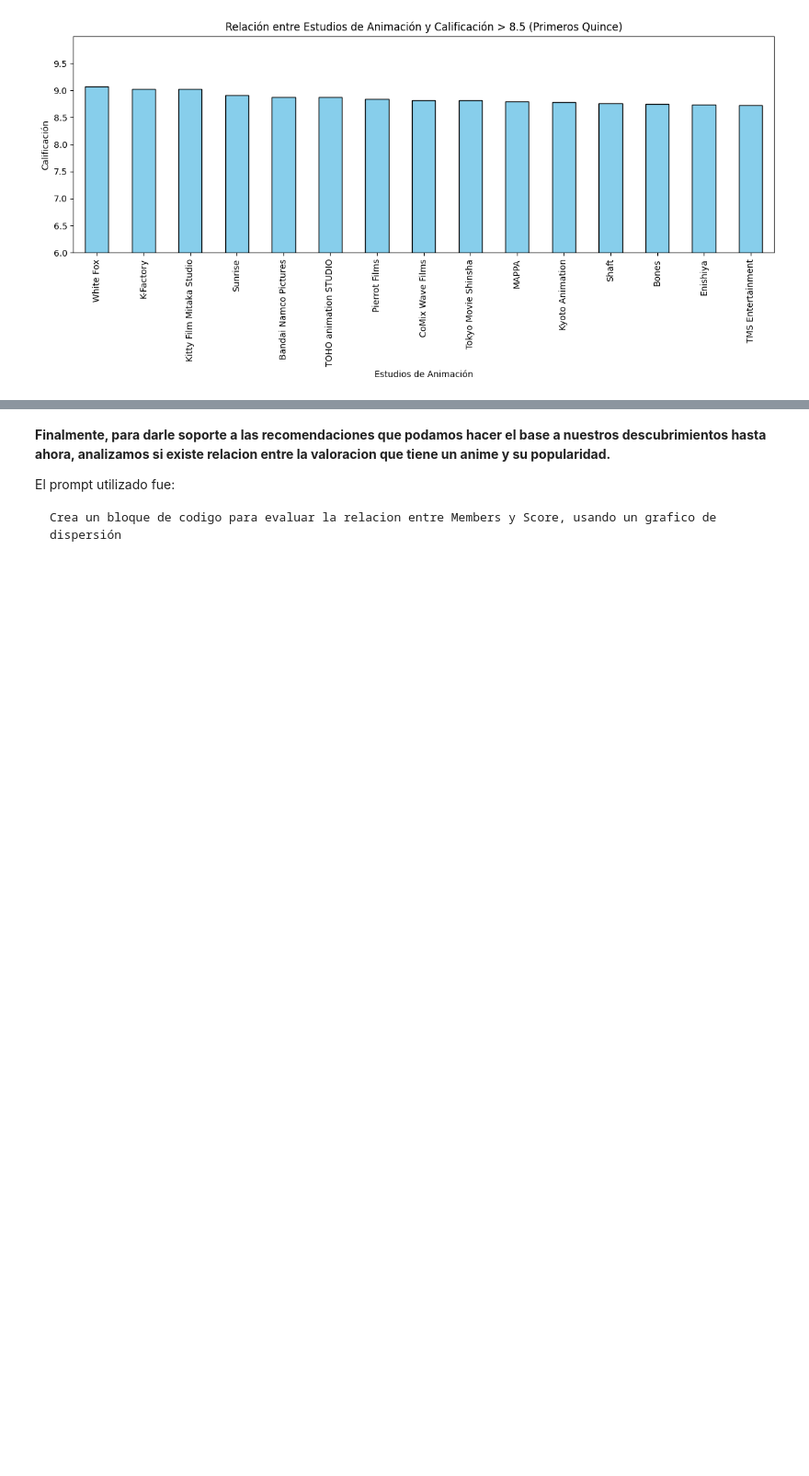
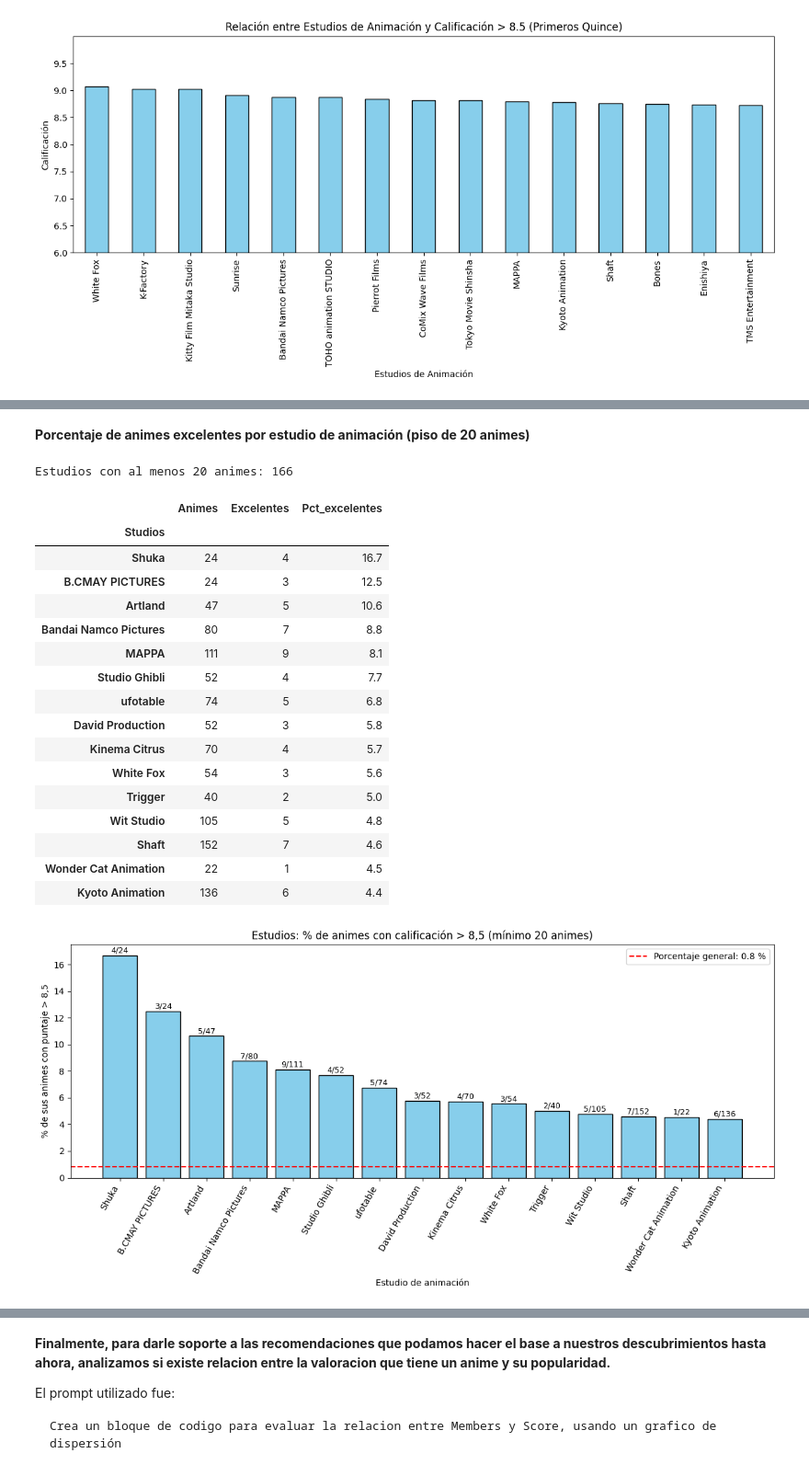
Before and after one commit to bondiolandia/TP_Laboratorio_de_M-todos_Cuantitativos_2026, a Jupyter notebook: notebook_Evolucion_del_Anime.ipynb, the cells around one changed output, grey strips where cells are left out. Shown at 92% size. Saved outputs shown, nothing was run; the diff lists cells and outputs as text; code cells hidden in the pictures; blank space fills up the shorter version.

```diff
--- a/notebook_Evolucion_del_Anime.ipynb
+++ b/notebook_Evolucion_del_Anime.ipynb
@@ -770,0 +893,27 @@ plt.show()
+# %% [markdown]
+**Porcentaje de animes excelentes por estudio de animación (piso de 20 animes)**
+# %%
+pct_est = porcentaje_excelentes(anime, "Studios")
+print(f"Estudios con al menos {PISO} animes: {len(pct_est)}")
+display(pct_est.head(15).round(1))
+grafico_porcentaje(pct_est, f"Estudios: % de animes con calificación > 8,5 (mínimo {PISO} animes)", "Estudio de animación", "porcentaje_excelentes_estudios.png")
+# %% [output]
+Estudios con al menos 20 animes: 166
+|  | Animes | Excelentes | Pct_excelentes |
+| Studios |  |  |  |
+| Shuka | 24 | 4 | 16.7 |
+| B.CMAY PICTURES | 24 | 3 | 12.5 |
+| Artland | 47 | 5 | 10.6 |
+| Bandai Namco Pictures | 80 | 7 | 8.8 |
+| MAPPA | 111 | 9 | 8.1 |
+| Studio Ghibli | 52 | 4 | 7.7 |
+| ufotable | 74 | 5 | 6.8 |
+| David Production | 52 | 3 | 5.8 |
+| Kinema Citrus | 70 | 4 | 5.7 |
+| White Fox | 54 | 3 | 5.6 |
+| Trigger | 40 | 2 | 5.0 |
+| Wit Studio | 105 | 5 | 4.8 |
+| Shaft | 152 | 7 | 4.6 |
+| Wonder Cat Animation | 22 | 1 | 4.5 |
+| Kyoto Animation | 136 | 6 | 4.4 |
+[figure, added]
```
Also changed, not shown: parts of 15 cells of this notebook.
